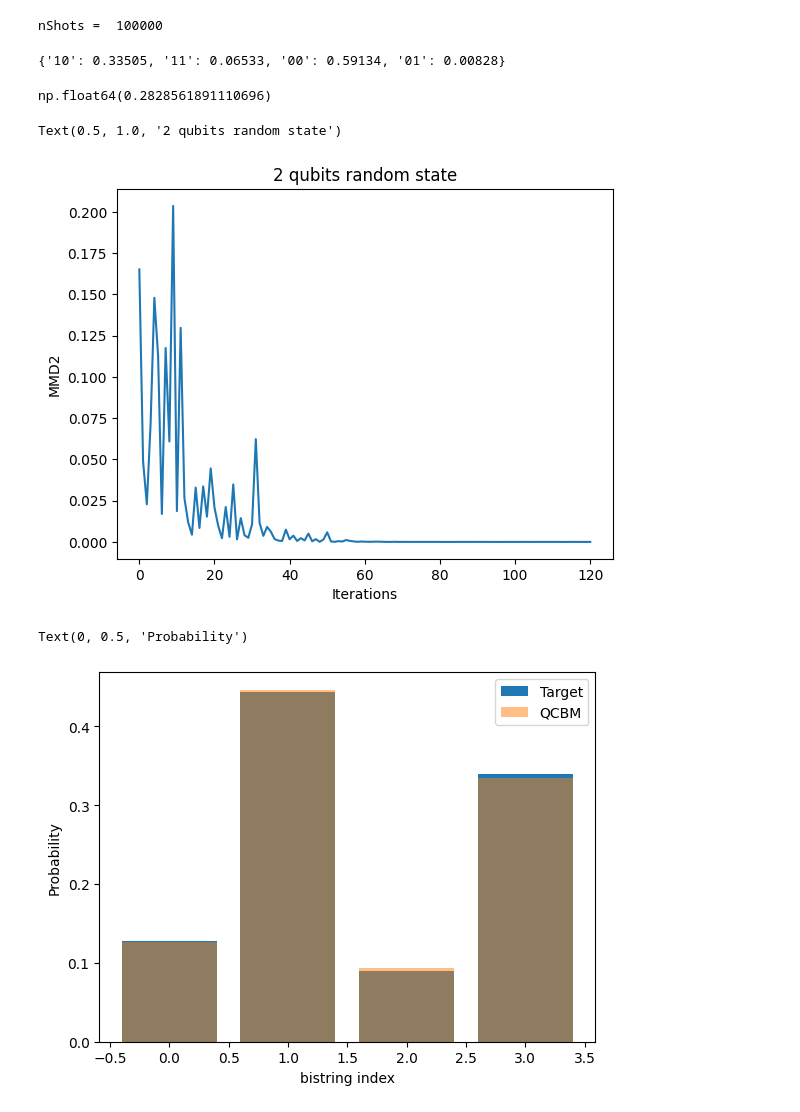
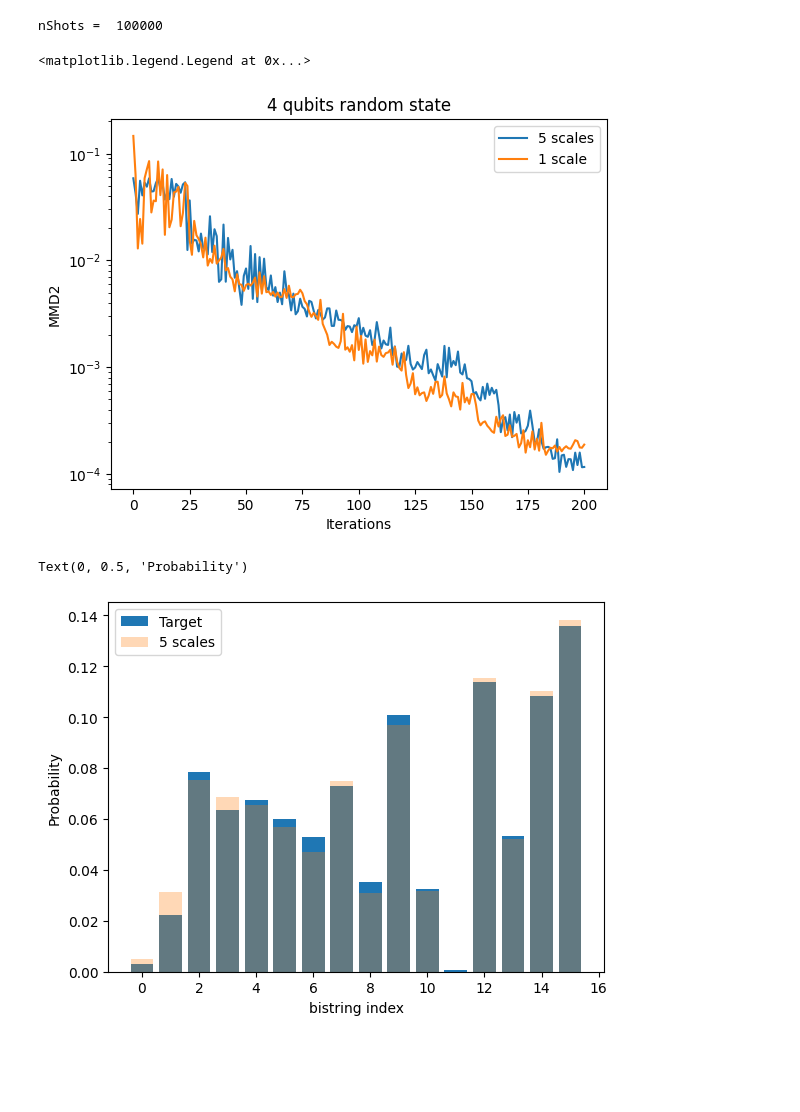
Before and after one commit to Zhelun-Li/QCBM, a Jupyter notebook: QCBM.ipynb, the cells around one changed output. Saved outputs shown, nothing was run; the diff lists cells and outputs as text; code cells hidden in the pictures; blank space fills up the shorter version.

Commit message:
updates plotting

```diff
--- a/QCBM.ipynb
+++ b/QCBM.ipynb
@@ -16,7 +14,7 @@ from qiskit_ibm_runtime import QiskitRuntimeService, EstimatorV2 as Estimator
 from itertools import product
 from scipy.optimize import minimize
 # %%
-n_qubits = 2
+n_qubits = 4
 n_reps = 5
 #nShots = 2**16
 nShots = int(1e5)
@@ -31,11 +29,12 @@ nShots =  100000
 # %%
 
 class QCBM:
-    def __init__(self,n_qubits, n_reps,  target_dict,shots=2**15, seed=None):
+    def __init__(self,n_qubits, n_reps,  target_dict,shots=2**15, scales = np.array([0.01, 0.1, 1, 10, 100]),seed=None):
         self.n_qubits = n_qubits
         self.n_reps = n_reps
         self.shots = shots
         self.seed = seed
+        self.scales = scales
 
         # Build quantum circuit
         self.qc = QuantumCircuit(n_qubits)
@@ -70,19 +69,19 @@ class QCBM:
         probs = {k: v / self.shots for k, v in result.items()}
         return probs
 
-    def loss(self, theta, scales = np.array([0.01, 0.1, 1, 10, 100])):
+    def loss(self, theta):
 
         result = self.sample(theta)
 
         p = np.array([result[bs] if bs in result else 0 for bs in self.bitstrings])
-        return self.getMMD2(p, self.q, self.X, scales = scales)
+        return self.getMMD2(p, self.q, self.X, scales = self.scales)
 
     @staticmethod
     def bitstring_to_array(bs): # Converting bitstring to vector arrays for kernel evaluation
         return np.array([int(b) for b in bs])
 
     @staticmethod
-    def getMMD2(p, q, X, scales = np.array([0.01, 0.1, 1, 10, 100])):
+    def getMMD2(p, q, X,scales):
         sq_dists = np.linalg.norm(X[:, None] - X[None, :], axis=-1) ** 2
         gamma = 1 / (2 * scales ** 2)
         K = np.exp(-gamma[:,None,None] * sq_dists).sum(axis = 0)/len(scales)
@@ -104,9 +103,4 @@ class QCBM:
 qcbm = QCBM(n_qubits,5,target_dict,shots = nShots)
 #theta = qcbm.random_theta()
 qcbm.sample(qcbm.theta)
+qcbm.theta = qcbm.train()
-# %% [output]
-{'10': 0.33505, '11': 0.06533, '00': 0.59134, '01': 0.00828}
-# %%
-qcbm.loss(qcbm.theta)
-# %% [output]
-np.float64(0.2828561891110696)
@@ -115,14 +112,16 @@ qcbm.theta = qcbm.train()
 # %%
-plt.plot(qcbm.loss_history)
+plt.plot(qcbm.loss_history,label = "5 scales")
+plt.plot(qcbm_s.loss_history,label = "1 scale")
 plt.xlabel('Iterations')
 plt.ylabel("MMD2")
 plt.title(f"{n_qubits} qubits random state")
-#plt.yscale('log')
+plt.yscale('log')
+plt.legend()
 # %% [output]
-Text(0.5, 1.0, '2 qubits random state')
+<matplotlib.legend.Legend at 0x...>
-[figure, old version]
+[figure, new version]
 # %%
-def compareDist(qcbm,target_dict):
+def plotDist(qcbm,target_dict,qcbm_label = 'QCBM',plotTarget = True):
     d_qcbm = qcbm.sample(qcbm.theta)
     h_qcbm = []
     h_target = []
@@ -133,13 +132,15 @@ def compareDist(qcbm,target_dict):
             h_qcbm.append(d_qcbm[key])
         else:
             h_qcbm.append(0)
-    plt.bar(range(len(target_dict.keys())),h_target,label = 'Target')
-    plt.bar(range(len(target_dict.keys())),h_qcbm,alpha = 0.5,label = 'QCBM')
+    if plotTarget:
+        plt.bar(range(len(target_dict.keys())),h_target,label = 'Target')
+    plt.bar(range(len(target_dict.keys())),h_qcbm,alpha = 0.3,label = qcbm_label)
     plt.legend()
 # %%
-compareDist(qcbm,target_dict)
+plotDist(qcbm,target_dict,qcbm_label = '5 scales')
+#plotDist(qcbm_s,target_dict,qcbm_label = '1 scale',plotTarget = False)
 plt.xlabel("bistring index")
 plt.ylabel("Probability")
 # %% [output]
 Text(0, 0.5, 'Probability')
-[figure, old version]
+[figure, new version]
```
Also changed, not shown: parts of 4 cells of this notebook.
